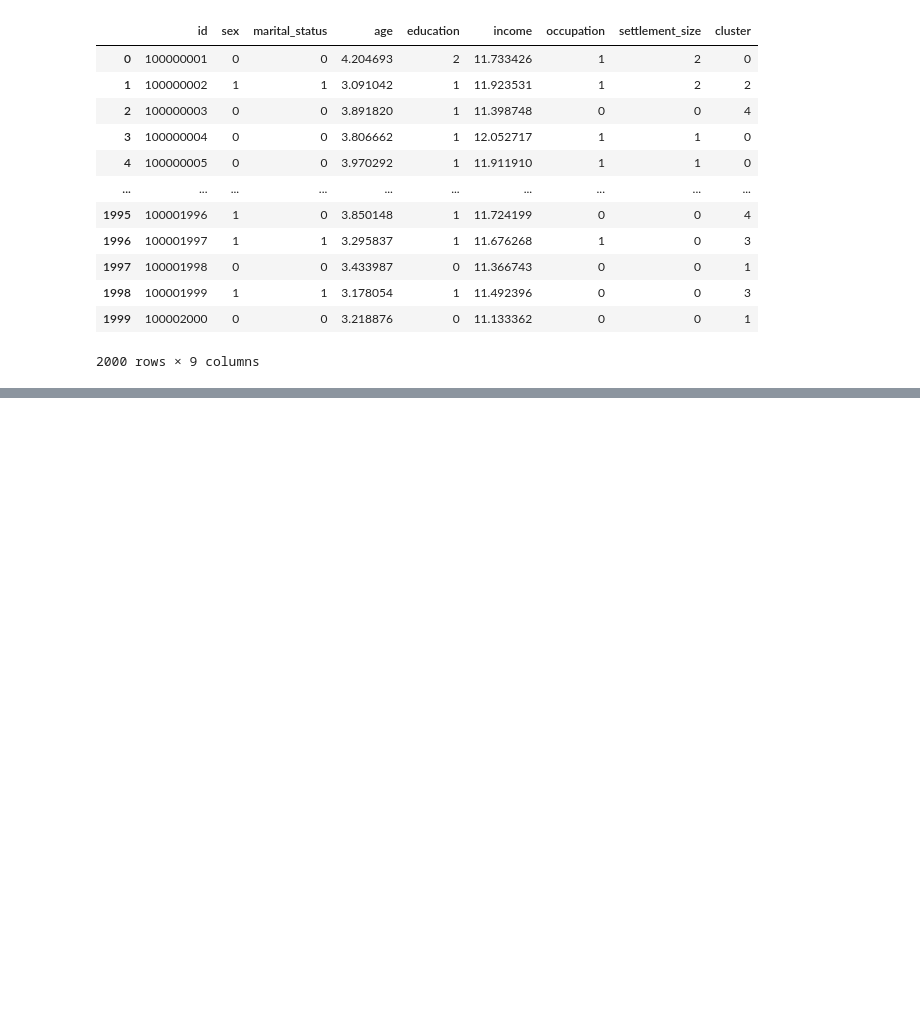
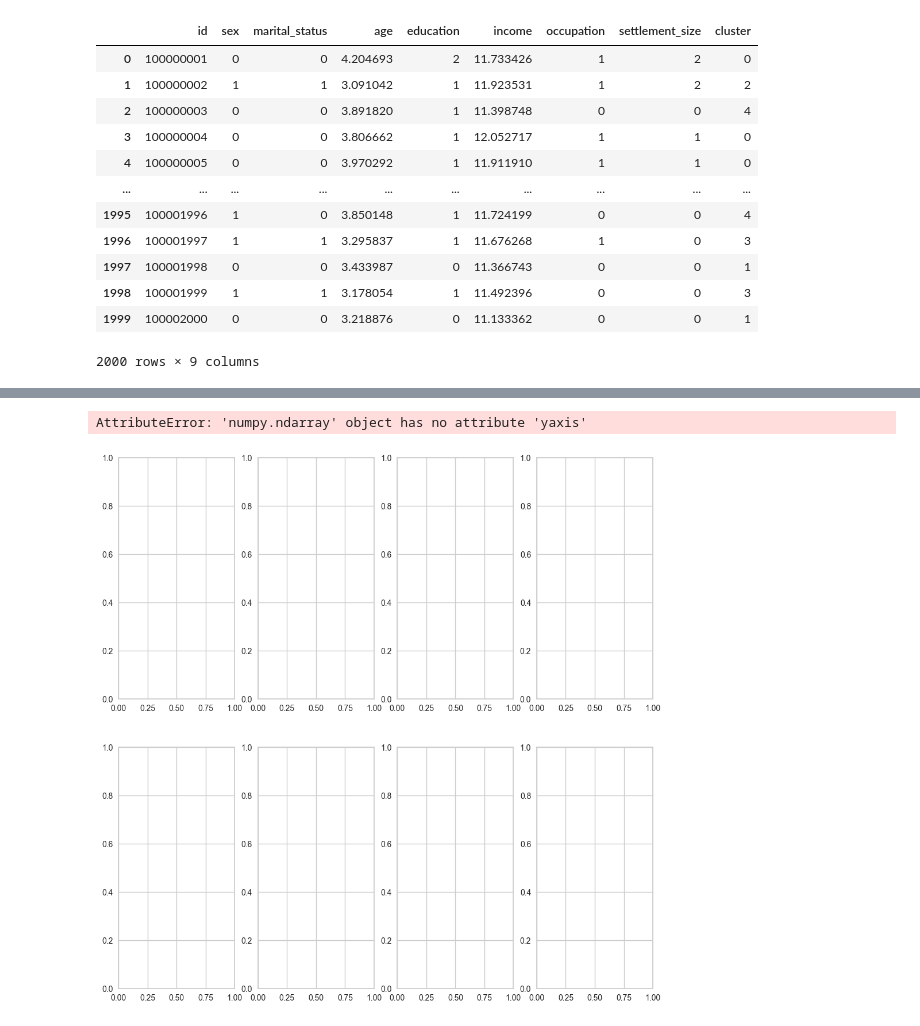
Before and after one commit to DieGod-DS/segmentacao-clientes, a Jupyter notebook: rascunho.ipynb, the cells around one changed output, grey strips where cells are left out. Drawn from its saved outputs; the diff is of its cells as text; code cells hidden in the pictures; blank space fills up the shorter version.

```diff
--- a/rascunho.ipynb
+++ b/rascunho.ipynb
@@ -375,0 +396,11 @@ data_c.hist(figsize=(15,7));
+# %%
+fig, axs = plt.subplots(nrows=2, ncols=4, figsize=(12,12))
+
+for i, col in enumerate(data_c.columns):
+    sns.boxplot(data=data_c, y=col, ax=axs[i])
+
+plt.tight_layout()
+plt.show()
+# %% [output]
+AttributeError: 'numpy.ndarray' object has no attribute 'yaxis'
+[figure, added]
```
Also changed, not shown: parts of 20 cells of this notebook.
